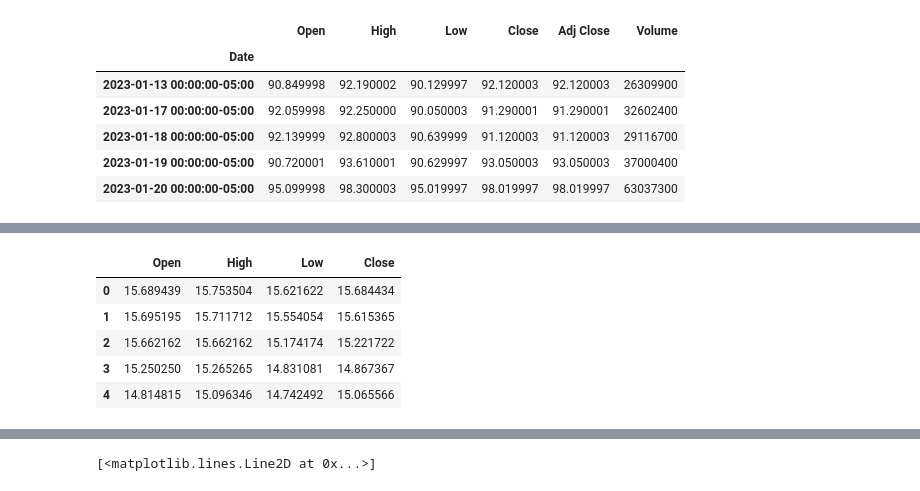
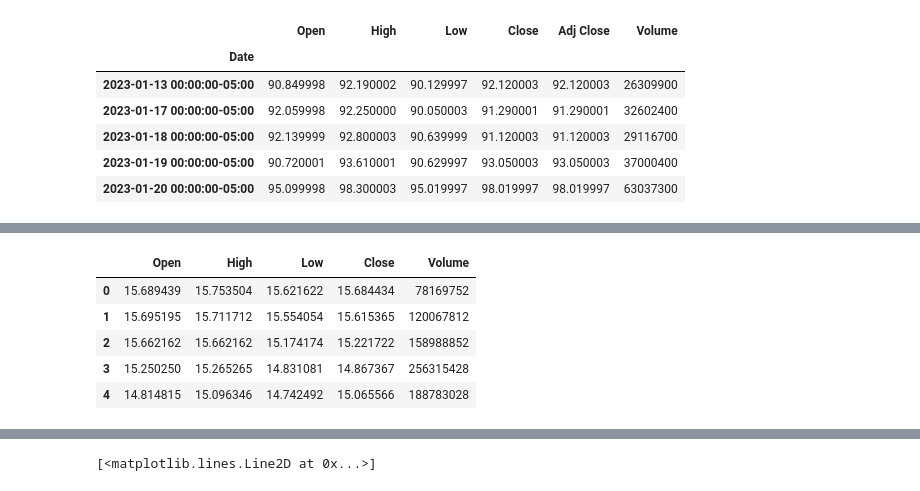
Before and after one commit to GoranshSh9/StockTrendPredictor, a Jupyter notebook: LSTM (1)[1].ipynb, the cells around one changed output, grey strips where cells are left out. Cells and saved outputs as stored; diff of their text form; code cells hidden in the pictures.

```diff
--- a/LSTM[1].ipynb
+++ b/LSTM (1)[1].ipynb
@@ -39,10 +61,10 @@ df.head()
 # %%
-df= df.drop(['Date', 'Volume', 'Adj Close'], axis= 1)
+df= df.drop(['Date' ,'Adj Close'], axis= 1)
 df.head()
 # %% [output]
-|  | Open | High | Low | Close |
-| 0 | 15.689439 | 15.753504 | 15.621622 | 15.684434 |
-| 1 | 15.695195 | 15.711712 | 15.554054 | 15.615365 |
-| 2 | 15.662162 | 15.662162 | 15.174174 | 15.221722 |
-| 3 | 15.250250 | 15.265265 | 14.831081 | 14.867367 |
-| 4 | 14.814815 | 15.096346 | 14.742492 | 15.065566 |
+|  | Open | High | Low | Close | Volume |
+| 0 | 15.689439 | 15.753504 | 15.621622 | 15.684434 | 78169752 |
+| 1 | 15.695195 | 15.711712 | 15.554054 | 15.615365 | 120067812 |
+| 2 | 15.662162 | 15.662162 | 15.174174 | 15.221722 | 158988852 |
+| 3 | 15.250250 | 15.265265 | 14.831081 | 14.867367 | 256315428 |
+| 4 | 14.814815 | 15.096346 | 14.742492 | 15.065566 | 188783028 |
```
Also changed, not shown: parts of 27 cells of this notebook.
